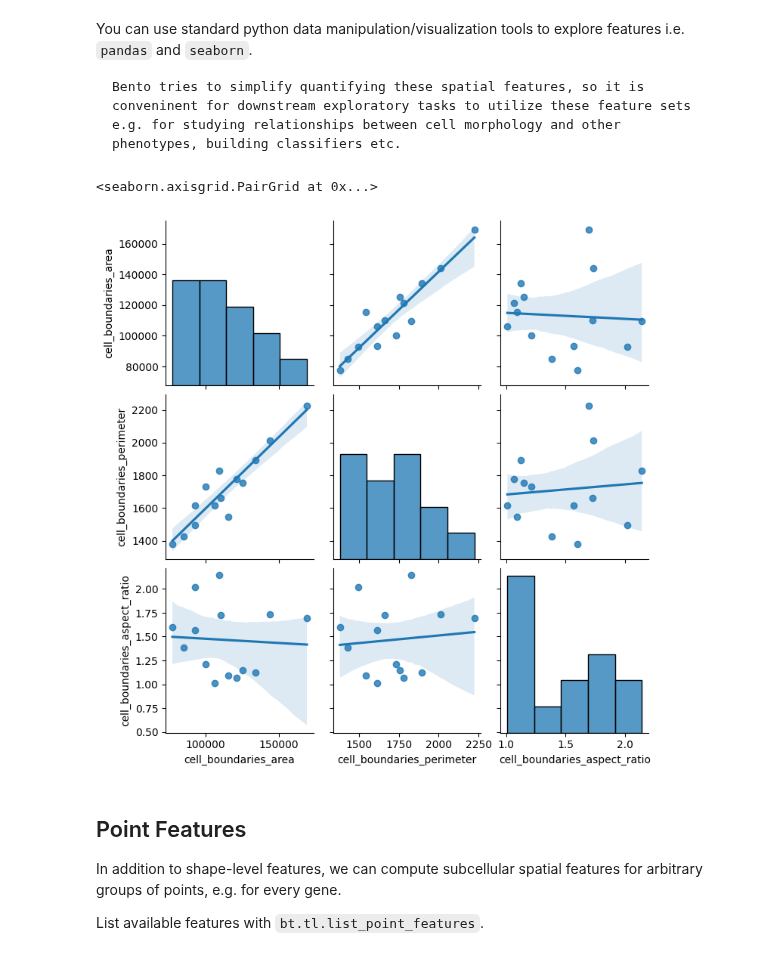
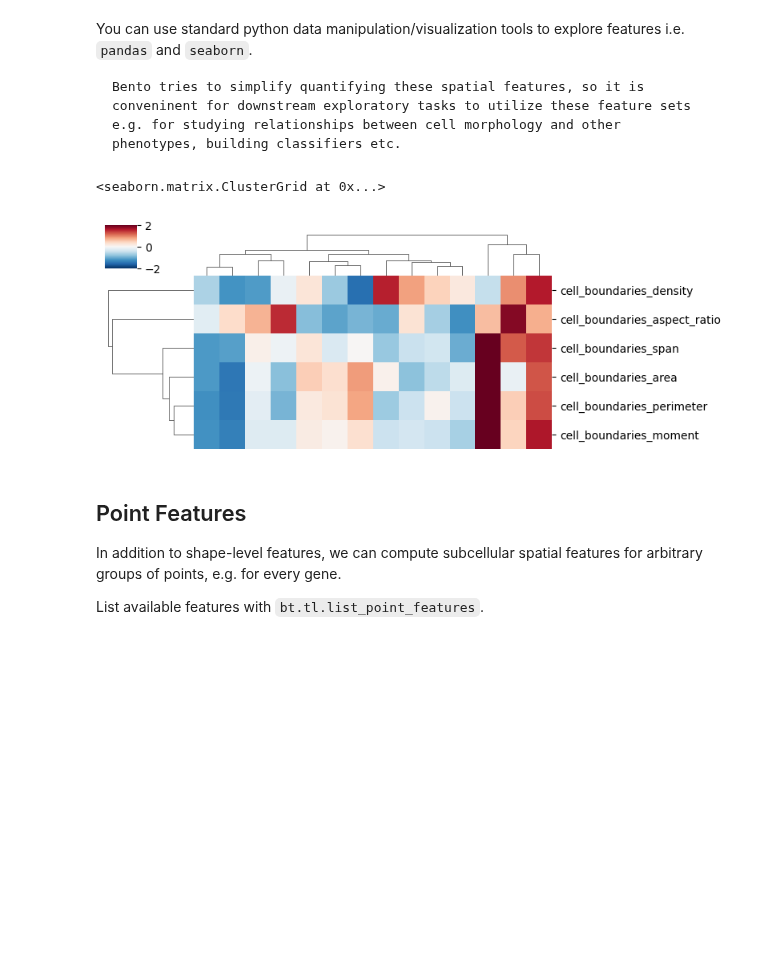
Before and after one commit to ckmah/bento-tools, a Jupyter notebook: docs/source/tutorial_gallery/Spatial_Features.ipynb, the cells around one changed output. Cells and saved outputs as stored; diff of their text form; code cells hidden in the pictures; blank space fills up the shorter version.

```diff
--- a/docs/source/tutorial_gallery/Spatial_Features.ipynb
+++ b/docs/source/tutorial_gallery/Spatial_Features.ipynb
@@ -86,17 +91,25 @@ Bento tries to simplify quantifying these spatial features, so it is conveninent
 # %%
-sns.pairplot(
+sns.clustermap(
     data=sdata["cell_boundaries"][
         [
             "cell_boundaries_area",
+            "cell_boundaries_aspect_ratio",
+            "cell_boundaries_density",
             "cell_boundaries_perimeter",
-            "cell_boundaries_aspect_ratio",
+            "cell_boundaries_span",
+            "cell_boundaries_moment",
         ]
-    ],
-    kind="reg",
+    ].T,
+    z_score=0,
+    vmin=-2,
+    vmax=2,
+    cmap="RdBu_r",
+    figsize=(8, 3),
+    xticklabels=False,
 )
 # %% [output]
-<seaborn.axisgrid.PairGrid at 0x...>
+<seaborn.matrix.ClusterGrid at 0x...>
-[figure, old version]
+[figure, new version]
 # %% [markdown]
 ## Point Features
 
```
Also changed, not shown: parts of 5 cells of this notebook, 2 other files.
